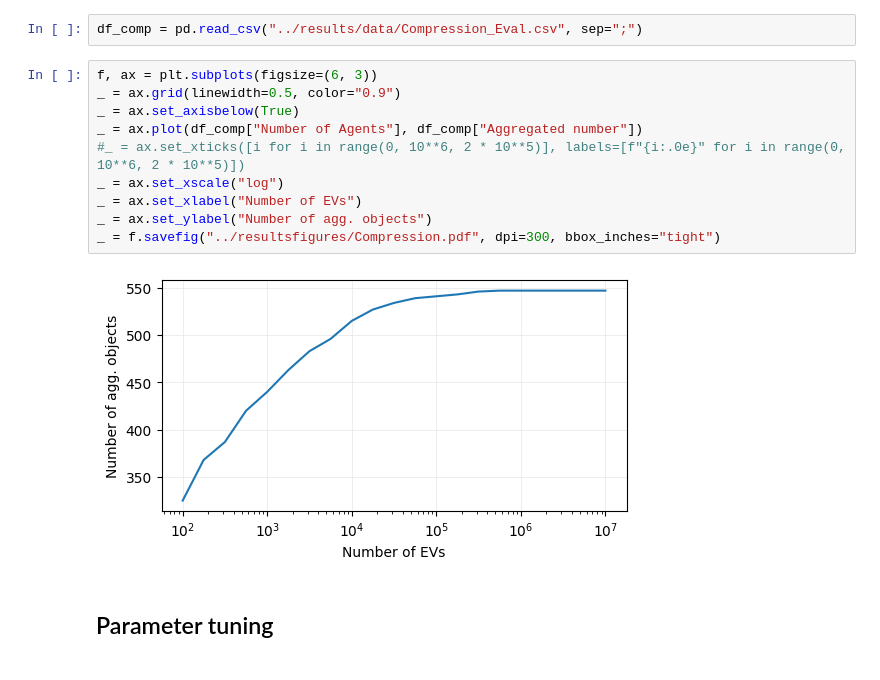
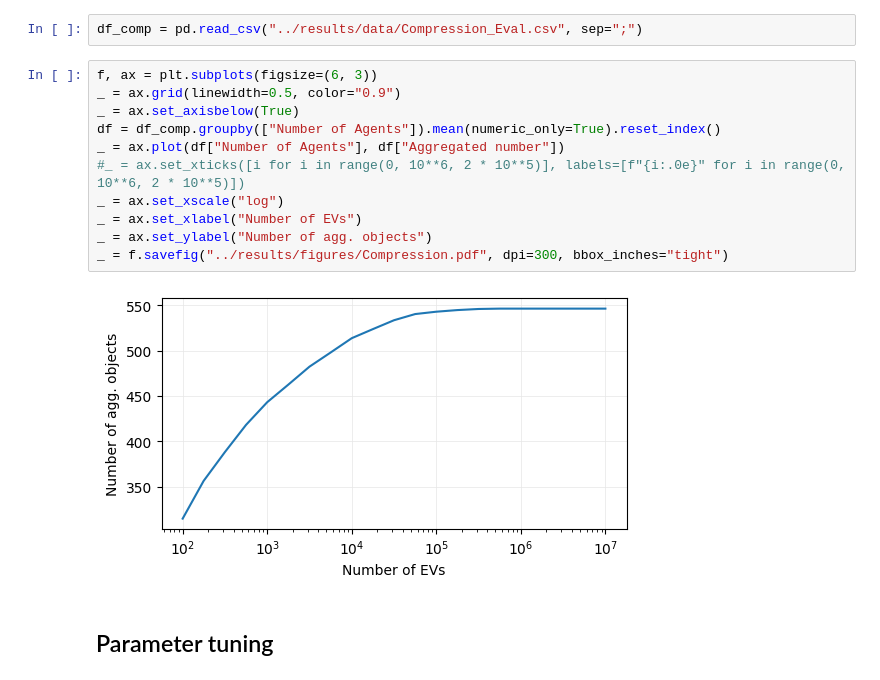
Before and after one commit to L-Strobel/bench_ev_agg_disagg, a Jupyter notebook: python_code/Visualize.ipynb, the cells around one changed output. Saved outputs shown, nothing was run; the diff lists cells and outputs as text.

Commit message:
New figures

```diff
--- a/python_code/Visualize.ipynb
+++ b/python_code/Visualize.ipynb
@@ -11,15 +11,16 @@ df_comp = pd.read_csv("../results/data/Compression_Eval.csv", sep=";")
 # %%
 f, ax = plt.subplots(figsize=(6, 3))
 _ = ax.grid(linewidth=0.5, color="0.9")
 _ = ax.set_axisbelow(True)
-_ = ax.plot(df_comp["Number of Agents"], df_comp["Aggregated number"])
+df = df_comp.groupby(["Number of Agents"]).mean(numeric_only=True).reset_index()
+_ = ax.plot(df["Number of Agents"], df["Aggregated number"])
 #_ = ax.set_xticks([i for i in range(0, 10**6, 2 * 10**5)], labels=[f"{i:.0e}" for i in range(0, 10**6, 2 * 10**5)])
 _ = ax.set_xscale("log")
 _ = ax.set_xlabel("Number of EVs")
 _ = ax.set_ylabel("Number of agg. objects")
-_ = f.savefig("../resultsfigures/Compression.pdf", dpi=300, bbox_inches="tight")
+_ = f.savefig("../results/figures/Compression.pdf", dpi=300, bbox_inches="tight")
 # %% [output]
-[figure, old version]
+[figure, new version]
 # %% [markdown]
 ## Parameter tuning
 # %%
```
Also changed, not shown: parts of 5 cells of this notebook.
